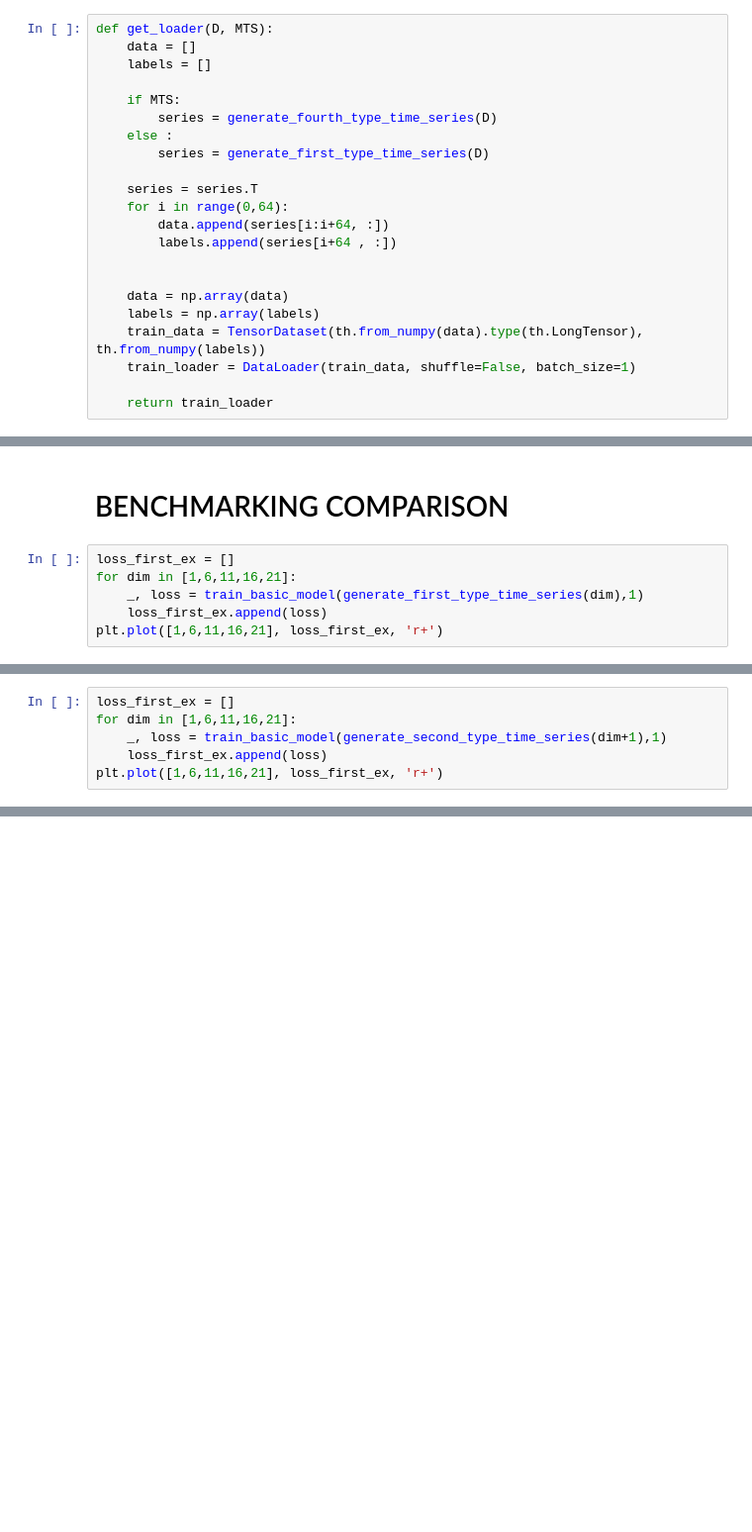
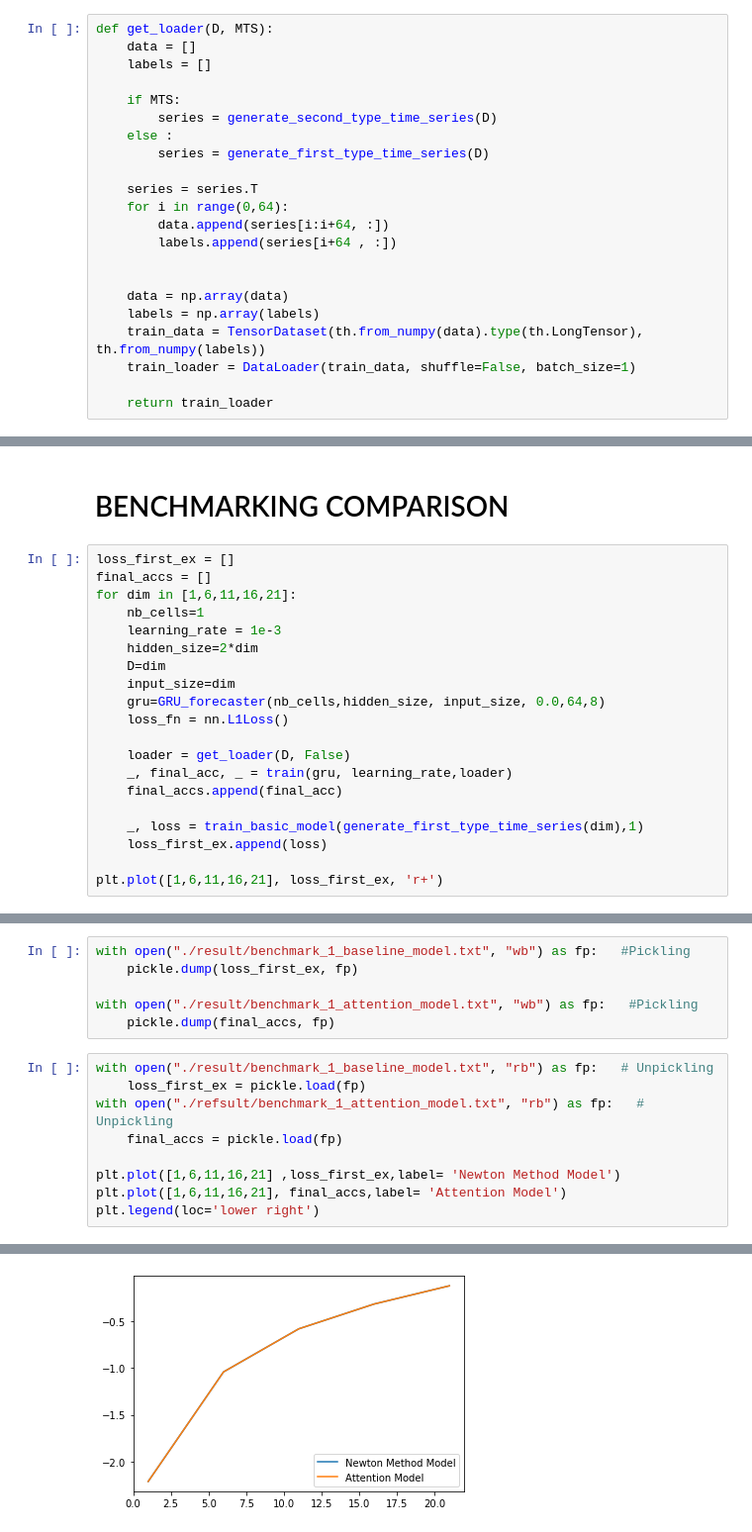
Before and after one commit to FlorianBertelli/M2_AIC, a Jupyter notebook: TPA-master/main.ipynb, the cells around one changed output, grey strips where cells are left out. Shown at 99% size. Cells and saved outputs as stored; diff of their text form; blank space fills up the shorter version.

Commit message:
comparison with newton method

```diff
--- a/TPA-master/main.ipynb
+++ b/TPA-master/main.ipynb
@@ -64,7 +65,7 @@ def get_loader(D, MTS):
     labels = []
 
     if MTS:
-        series = generate_fourth_type_time_series(D)
+        series = generate_second_type_time_series(D)
     else :
         series = generate_first_type_time_series(D)
 
@@ -581,8 +582,22 @@ Log mean loss -0.7049321302602111
 # BENCHMARKING COMPARISON
 # %%
 loss_first_ex = []
+final_accs = []
 for dim in [1,6,11,16,21]:
+    nb_cells=1
+    learning_rate = 1e-3
+    hidden_size=2*dim
+    D=dim
+    input_size=dim
+    gru=GRU_forecaster(nb_cells,hidden_size, input_size, 0.0,64,8)
+    loss_fn = nn.L1Loss()
+
+    loader = get_loader(D, False)
+    _, final_acc, _ = train(gru, learning_rate,loader)
+    final_accs.append(final_acc)
+
     _, loss = train_basic_model(generate_first_type_time_series(dim),1)
     loss_first_ex.append(loss)
+
 plt.plot([1,6,11,16,21], loss_first_ex, 'r+')
 # %% [output]
@@ -591,6 +620,0 @@ plt.plot([1,6,11,16,21], loss_first_ex, 'r+')
-# %%
-loss_first_ex = []
-for dim in [1,6,11,16,21]:
-    _, loss = train_basic_model(generate_second_type_time_series(dim+1),1)
-    loss_first_ex.append(loss)
-plt.plot([1,6,11,16,21], loss_first_ex, 'r+')
@@ -599,0 +621,16 @@ plt.plot([1,6,11,16,21], loss_first_ex, 'r+')
+# %%
+with open("./result/benchmark_1_baseline_model.txt", "wb") as fp:   #Pickling
+    pickle.dump(loss_first_ex, fp)
+
+with open("./result/benchmark_1_attention_model.txt", "wb") as fp:   #Pickling
+    pickle.dump(final_accs, fp)
+# %%
+with open("./result/benchmark_1_baseline_model.txt", "rb") as fp:   # Unpickling
+    loss_first_ex = pickle.load(fp)
+with open("./refsult/benchmark_1_attention_model.txt", "rb") as fp:   # Unpickling
+    final_accs = pickle.load(fp)
+
+plt.plot([1,6,11,16,21] ,loss_first_ex,label= 'Newton Method Model')
+plt.plot([1,6,11,16,21], final_accs,label= 'Attention Model')
+plt.legend(loc='lower right')
+# %% [output]
@@ -599,0 +638 @@ plt.plot([1,6,11,16,21], loss_first_ex, 'r+')
+[figure, added]
```
Also changed, not shown: parts of 7 cells of this notebook, 4 other files.
